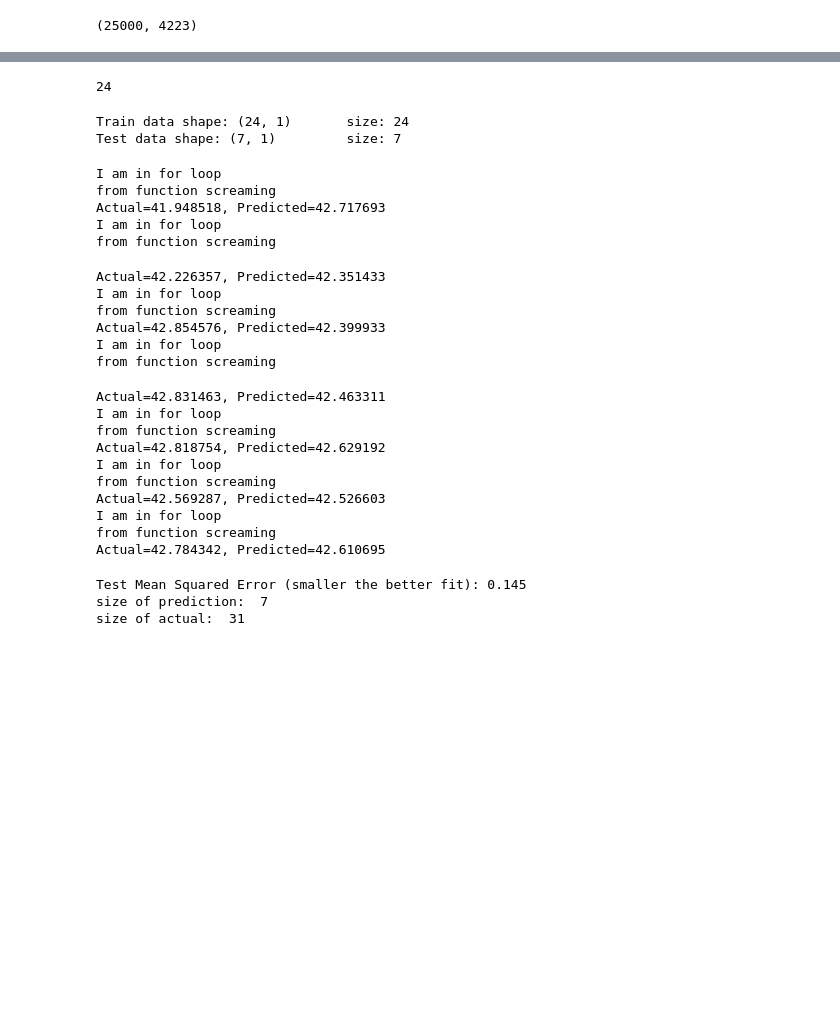
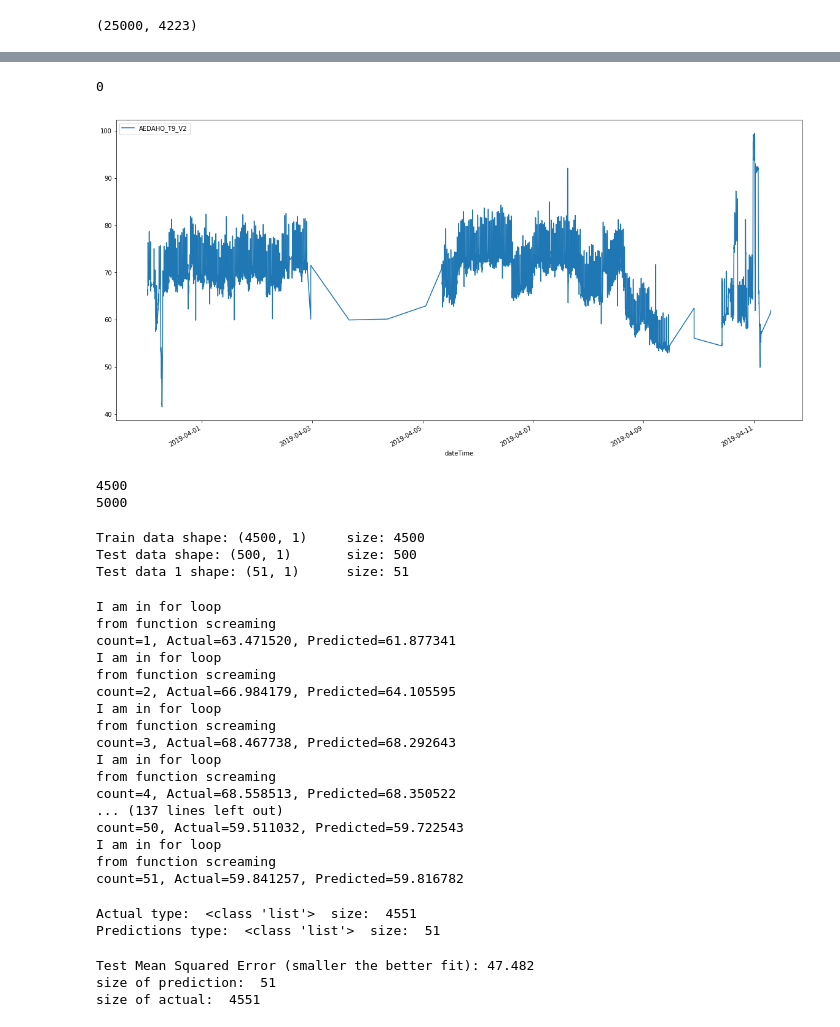
Before and after one commit to atifkarim/Time-Series-Forecasting-Using-Machine-Learning-Algorithm, a Jupyter notebook: forecasting_with_ARIMA.ipynb, the cells around one changed output, grey strips where cells are left out. Drawn from its saved outputs; the diff is of its cells as text; code cells hidden in the pictures; blank space fills up the shorter version.

Commit message:
try to change p,d,q value

```diff
--- a/forecasting_with_ARIMA.ipynb
+++ b/forecasting_with_ARIMA.ipynb
@@ -78,0 +143,4 @@ length of dataset:  31
+# %%
+univariate_mean = univariate_data.mean()
+univariate_data_mean= univariate_data.replace(0,univariate_mean)
+print('univariate_data_mean : ',univariate_data_mean.head())
@@ -79,8 +155,21 @@ length of dataset:  31
+# %%
+zero_val_now=univariate_data_mean.loc[univariate_data_mean['AEDAHO_T9_V2']==0]
+print(zero_val_now.size)
+# %% [output]
+0
+# %%
+univariate_data_mean.plot()
+plt.show()
+# %% [output]
+[figure, added]
 # %%
-NumberOfElements=int(len(dataset)*0.8)
+dataset=univariate_data_mean.values
+NumberOfElements=int(len(dataset)*0.9)
 print(NumberOfElements)
+print(len(dataset))
 # %% [output]
-24
+4500
+5000
 # %%
 train_set=dataset[0:NumberOfElements]
 test_set=dataset[NumberOfElements:len(dataset)]
@@ -87,9 +178,11 @@ test_set=dataset[NumberOfElements:len(dataset)]
 # %%
 print('Train data shape:',train_set.shape,'\tsize:',train_set.size)
 print('Test data shape:',test_set.shape,'\tsize:',test_set.size)
+print('Test data 1 shape:',test_set_1.shape,'\tsize:',test_set_1.size)
 # %% [output]
-Train data shape: (24, 1)       size: 24
-Test data shape: (7, 1)         size: 7
+Train data shape: (4500, 1)     size: 4500
+Test data shape: (500, 1)       size: 500
+Test data 1 shape: (51, 1)      size: 51
 # %%
 Actual = [x for x in train_set]
 Predictions = list()
@@ -104,50 +197,54 @@ def StartARIMAForecasting(Actual, P, D, Q):
     save_model=model_fit.save('model_22.pkl')
     return prediction,save_model
 # %%
-for timepoint in range(len(test_set)):
+count_1=1
+for timepoint in range(len(test_set_1)):
     print('I am in for loop')
     ActualValue =  test_set[timepoint]
     #forcast value
     Prediction,save_model_1 = StartARIMAForecasting(Actual, 2,1,2)
-    print('Actual=%f, Predicted=%f' % (ActualValue, Prediction))
+    print('count=%d, Actual=%f, Predicted=%f' % (count_1 ,ActualValue, Prediction))
+    count_1+=1
     #add it in the list
     Predictions.append(Prediction)
     Actual.append(ActualValue)
 # %% [output]
 I am in for loop
 from function screaming
-Actual=41.948518, Predicted=42.717693
+count=1, Actual=63.471520, Predicted=61.877341
 I am in for loop
 from function screaming
+count=2, Actual=66.984179, Predicted=64.105595
+I am in for loop
+from function screaming
+count=3, Actual=68.467738, Predicted=68.292643
+I am in for loop
+from function screaming
+count=4, Actual=68.558513, Predicted=68.350522
+... (137 lines left out)
+count=50, Actual=59.511032, Predicted=59.722543
+I am in for loop
+from function screaming
+count=51, Actual=59.841257, Predicted=59.816782
-Actual=42.226357, Predicted=42.351433
-I am in for loop
-from function screaming
-Actual=42.854576, Predicted=42.399933
-I am in for loop
-from function screaming
-Actual=42.831463, Predicted=42.463311
-I am in for loop
-from function screaming
-Actual=42.818754, Predicted=42.629192
-I am in for loop
-from function screaming
-Actual=42.569287, Predicted=42.526603
-I am in for loop
-from function screaming
-Actual=42.784342, Predicted=42.610695
+# %%
+print('Actual type: ',type(Actual),' size: ',len(Actual))
+print('Predictions type: ',type(Predictions),' size: ',len(Predictions))
+# %% [output]
+Actual type:  <class 'list'>  size:  4551
+Predictions type:  <class 'list'>  size:  51
 # %%
 from sklearn.metrics import mean_squared_error
 
 #Print MSE to see how good the model is
-Error = mean_squared_error(test_set, Predictions)
+Error = mean_squared_error(test_set_1, Predictions)
 print('Test Mean Squared Error (smaller the better fit): %.3f' % Error)
 
 print("size of prediction: ",len(Predictions))
 print("size of actual: ",len(Actual))
 # %% [output]
-Test Mean Squared Error (smaller the better fit): 0.145
-size of prediction:  7
-size of actual:  31
+Test Mean Squared Error (smaller the better fit): 47.482
+size of prediction:  51
+size of actual:  4551
 # %%
 # loaded = ARIMAResults.load('model_22.pkl')
 # loaded=save_model_1
```
Also changed, not shown: parts of 19 cells of this notebook.
